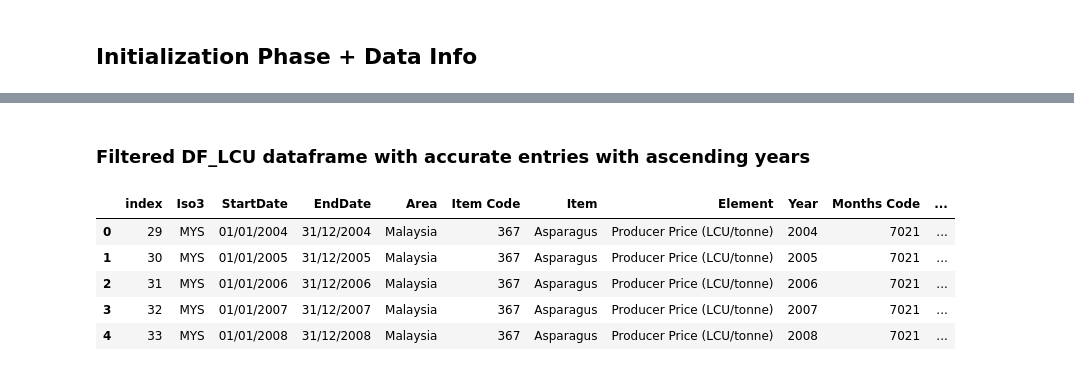
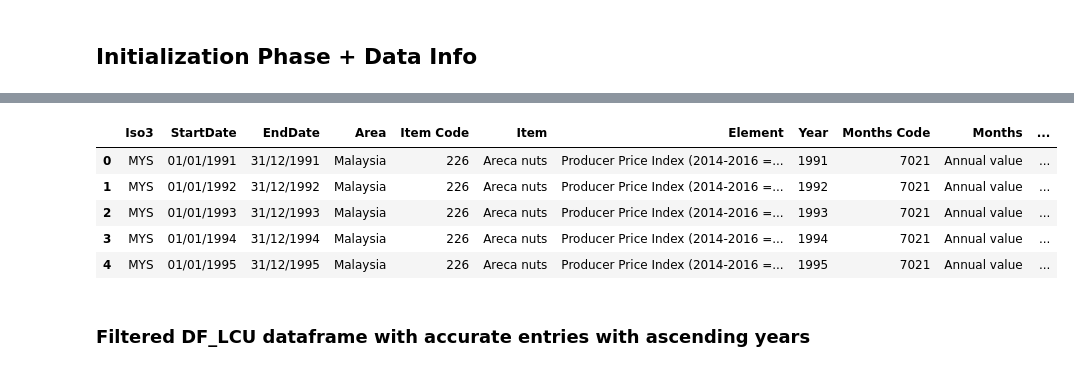
Before and after one commit to AshlanH/produce_eda, a Jupyter notebook: LCU_eda.ipynb, the cells around one changed output, grey strips where cells are left out. Drawn from its saved outputs; the diff is of its cells as text; code cells hidden in the pictures.

```diff
--- a/LCU_eda.ipynb
+++ b/LCU_eda.ipynb
@@ -30,13 +28,13 @@ df_PPI
+# %%
+df_PPI.head()
+# %% [output]
+|  | Iso3 | StartDate | EndDate | Area | Item Code | Item | Element | Year | Months Code | Months | ... |
+| 0 | MYS | 01/01/1991 | 31/12/1991 | Malaysia | 226 | Areca nuts | Producer Price Index (2014-2016 =... | 1991 | 7021 | Annual value | ... |
+| 1 | MYS | 01/01/1992 | 31/12/1992 | Malaysia | 226 | Areca nuts | Producer Price Index (2014-2016 =... | 1992 | 7021 | Annual value | ... |
+| 2 | MYS | 01/01/1993 | 31/12/1993 | Malaysia | 226 | Areca nuts | Producer Price Index (2014-2016 =... | 1993 | 7021 | Annual value | ... |
+| 3 | MYS | 01/01/1994 | 31/12/1994 | Malaysia | 226 | Areca nuts | Producer Price Index (2014-2016 =... | 1994 | 7021 | Annual value | ... |
+| 4 | MYS | 01/01/1995 | 31/12/1995 | Malaysia | 226 | Areca nuts | Producer Price Index (2014-2016 =... | 1995 | 7021 | Annual value | ... |
 # %% [markdown]
 ### Filtered DF_LCU dataframe with accurate entries with ascending years
-# %%
-df.head()
-# %% [output]
-|  | index | Iso3 | StartDate | EndDate | Area | Item Code | Item | Element | Year | Months Code | ... |
-| 0 | 29 | MYS | 01/01/2004 | 31/12/2004 | Malaysia | 367 | Asparagus | Producer Price (LCU/tonne) | 2004 | 7021 | ... |
-| 1 | 30 | MYS | 01/01/2005 | 31/12/2005 | Malaysia | 367 | Asparagus | Producer Price (LCU/tonne) | 2005 | 7021 | ... |
-| 2 | 31 | MYS | 01/01/2006 | 31/12/2006 | Malaysia | 367 | Asparagus | Producer Price (LCU/tonne) | 2006 | 7021 | ... |
-| 3 | 32 | MYS | 01/01/2007 | 31/12/2007 | Malaysia | 367 | Asparagus | Producer Price (LCU/tonne) | 2007 | 7021 | ... |
-| 4 | 33 | MYS | 01/01/2008 | 31/12/2008 | Malaysia | 367 | Asparagus | Producer Price (LCU/tonne) | 2008 | 7021 | ... |
 # %%
 g = sns.catplot(
```
Also changed, not shown: parts of 4 cells of this notebook, 2 other files.
